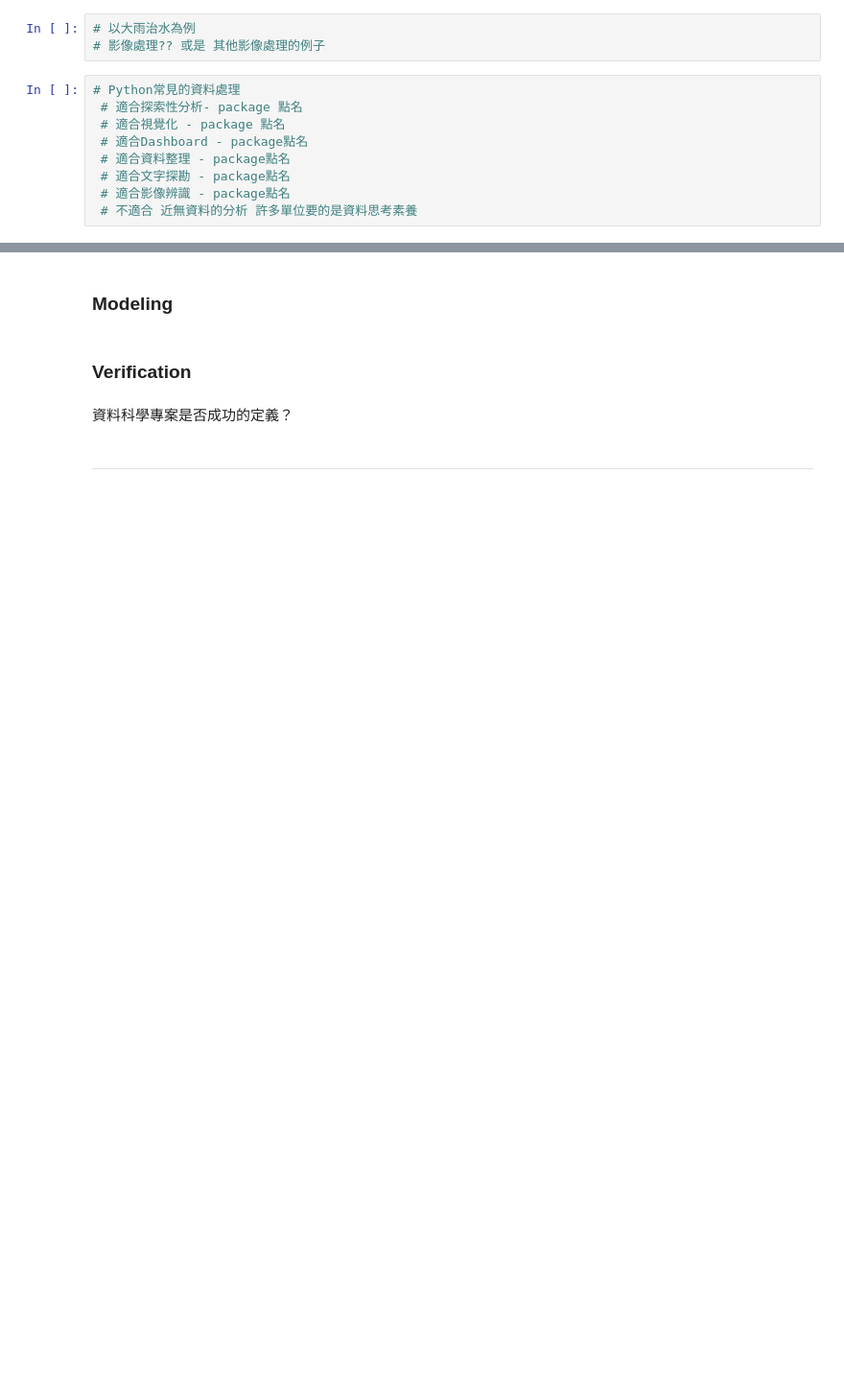
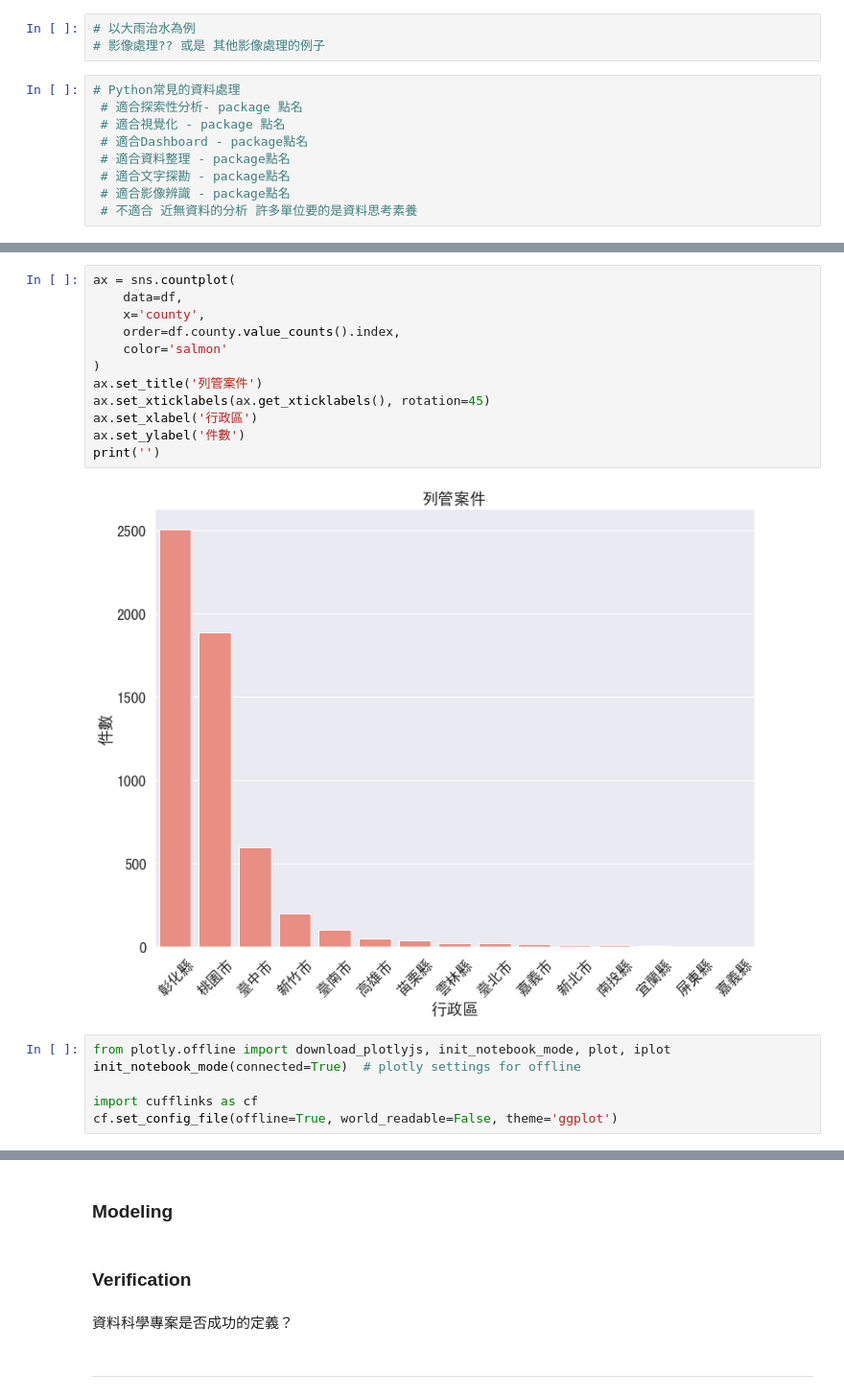
Before and after one commit to ningchencontact/2019pytalk, a Jupyter notebook: PyconTalk_Draft.ipynb, the cells around one changed output, grey strips where cells are left out. Shown: that part at 96% size. Saved outputs shown, nothing was run; the diff lists cells and outputs as text; blank space fills up the shorter version.

```diff
--- a/PyconTalk_Draft.ipynb
+++ b/PyconTalk_Draft.ipynb
@@ -73,0 +106,20 @@ IO tools
+# %%
+ax = sns.countplot(
+    data=df,
+    x='county',
+    order=df.county.value_counts().index,
+    color='salmon'
+)
+ax.set_title('列管案件')
+ax.set_xticklabels(ax.get_xticklabels(), rotation=45)
+ax.set_xlabel('行政區')
+ax.set_ylabel('件數')
+print('')
+# %% [output]
+[figure, added]
+# %%
+from plotly.offline import download_plotlyjs, init_notebook_mode, plot, iplot
+init_notebook_mode(connected=True)  # plotly settings for offline
+
+import cufflinks as cf
+cf.set_config_file(offline=True, world_readable=False, theme='ggplot')
```
Also changed, not shown: parts of 9 cells of this notebook.
